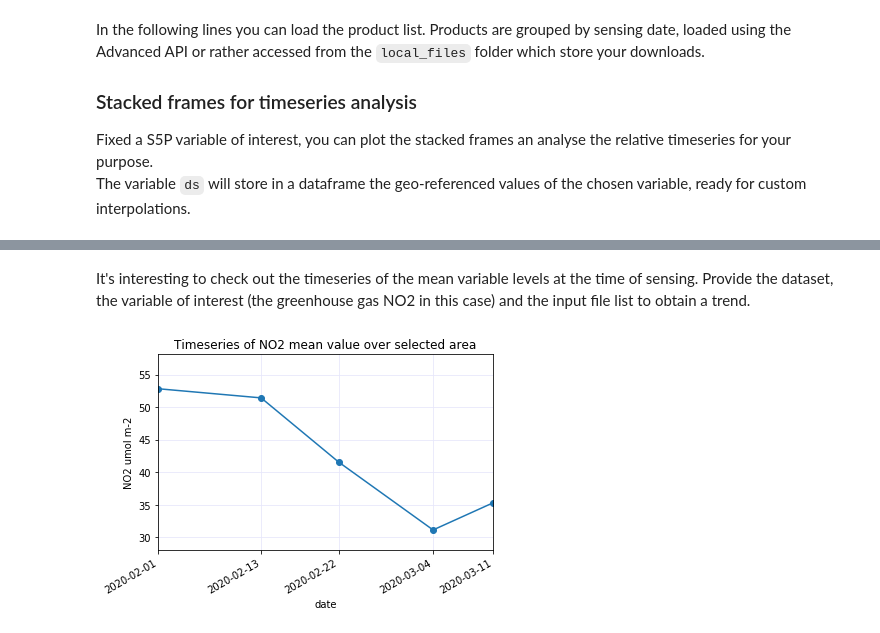
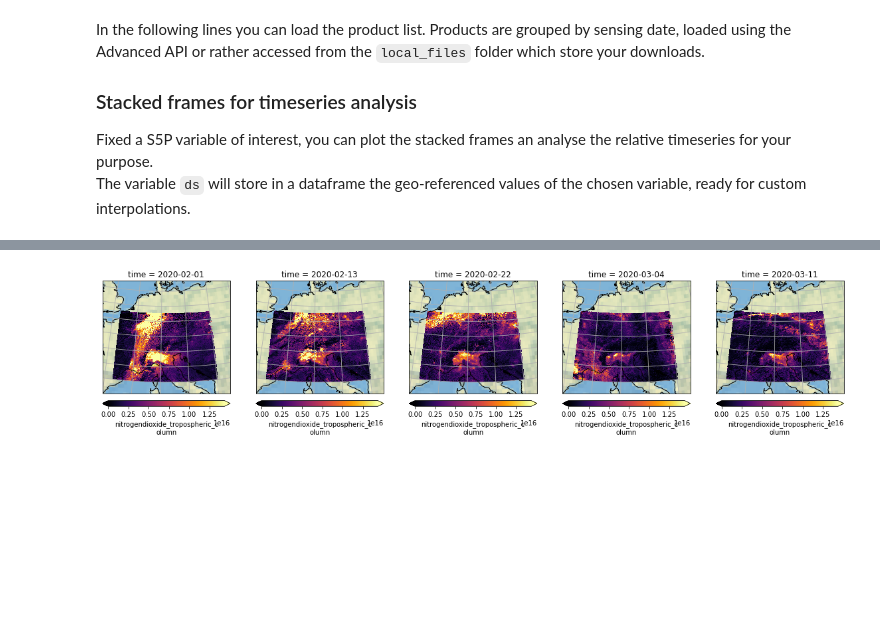
Before and after one commit to SercoSPA/CLEOPE, a Jupyter notebook: Trials/S5P/Italy/S5P_notebook-IT.ipynb, the cells around one changed output, grey strips where cells are left out. Saved outputs shown, nothing was run; the diff lists cells and outputs as text; code cells hidden in the pictures; blank space fills up the shorter version.

```diff
--- a/Trials/S5P/Italy/S5P_notebook-IT.ipynb
+++ b/Trials/S5P/Italy/S5P_notebook-IT.ipynb
@@ -48,6 +33,21 @@ dp.plot_var(ds,"NO2","list_remote.txt") # specify the dataframe, the NO2 variabl
-# %% [markdown]
-It's interesting to check out the timeseries of the mean variable levels at the time of sensing. Provide the dataset, the variable of interest (the greenhouse gas NO2 in this case) and the input file list to obtain a trend.
-# %%
-data = dp.analysis(ds,"NO2","list_remote.txt") # specify the dataframe, the NO2 variable and the input file list
-# %% [output]
-[figure, removed]
+# %%
+files = dp.query('list_remote.txt')
+# %%
+xmin,xmax,ymin,ymax = (1.5,20,42,51)
+subsets = dp.read_dataset(files,"NO2",bounds=(xmin,xmax,ymin,ymax))
+# %%
+max = np.mean([d.quantile(q=0.98) for d in subsets])
+fig = plt.figure(figsize=(20,20))
+ax = [plt.subplot(1,len(subsets),i+1,projection=ccrs.Orthographic(11,42)) for i in range(len(subsets))]
+for i,im in enumerate(subsets):
+    im.plot(ax=ax[i],x="longitude",y="latitude",transform=ccrs.PlateCarree(),cmap="inferno",vmin=0,vmax=max,
+                      cbar_kwargs={"orientation":"horizontal","pad":0.01})
+    ax[i].coastlines("50m")
+    ax[i].gridlines()
+    ax[i].set_extent((0,22,40,55),crs=ccrs.PlateCarree())
+    ax[i].stock_img()
+
+plt.show()
+fig.savefig("figure-IT.png",dpi=100)
+# %% [output]
+[figure, added]
```
Also changed, not shown: parts of 8 cells of this notebook, 59 other files.
